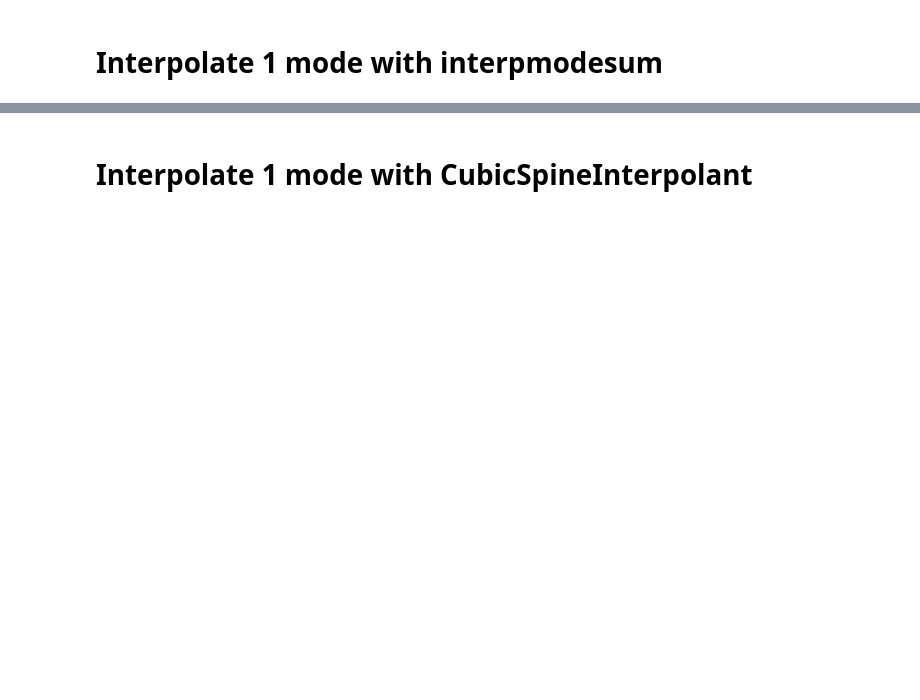
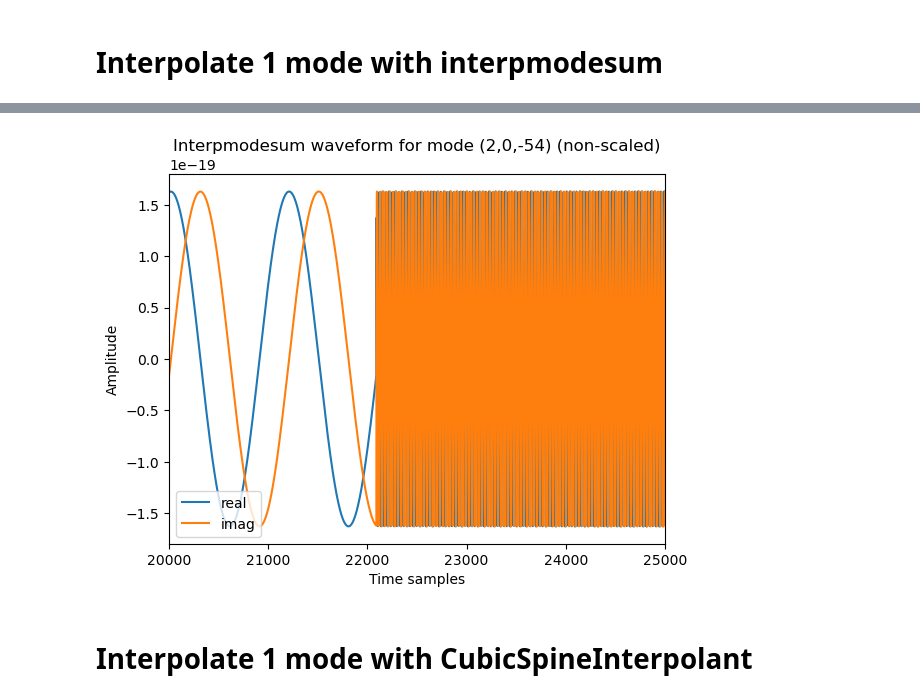
Before and after one commit to verasha/FEWNEW, a Jupyter notebook: work/interpolate.ipynb, the cells around one changed output, grey strips where cells are left out. Drawn from its saved outputs; the diff is of its cells as text; code cells hidden in the pictures; blank space fills up the shorter version.

```diff
--- a/work/interpolate.ipynb
+++ b/work/interpolate.ipynb
@@ -177,2 +200,13 @@ array(11.22450002)
+# %%
+plt.plot(waveform1_1.get().real, label='real')
+plt.plot(waveform1_1.get().imag, label='imag')
+plt.title(f'Interpmodesum waveform for mode {mode_labels[mode_idx]} (non-scaled)')
+plt.xlabel('Time samples')
+plt.ylabel('Amplitude')
+plt.legend(loc='lower left')
+plt.xlim(2e4,2.5e4)
+plt.show()
+# %% [output]
+[figure, added]
 # %% [markdown]
 # Interpolate 1 mode with CubicSpineInterpolant
```
Also changed, not shown: parts of 14 cells of this notebook, 1 other file.
